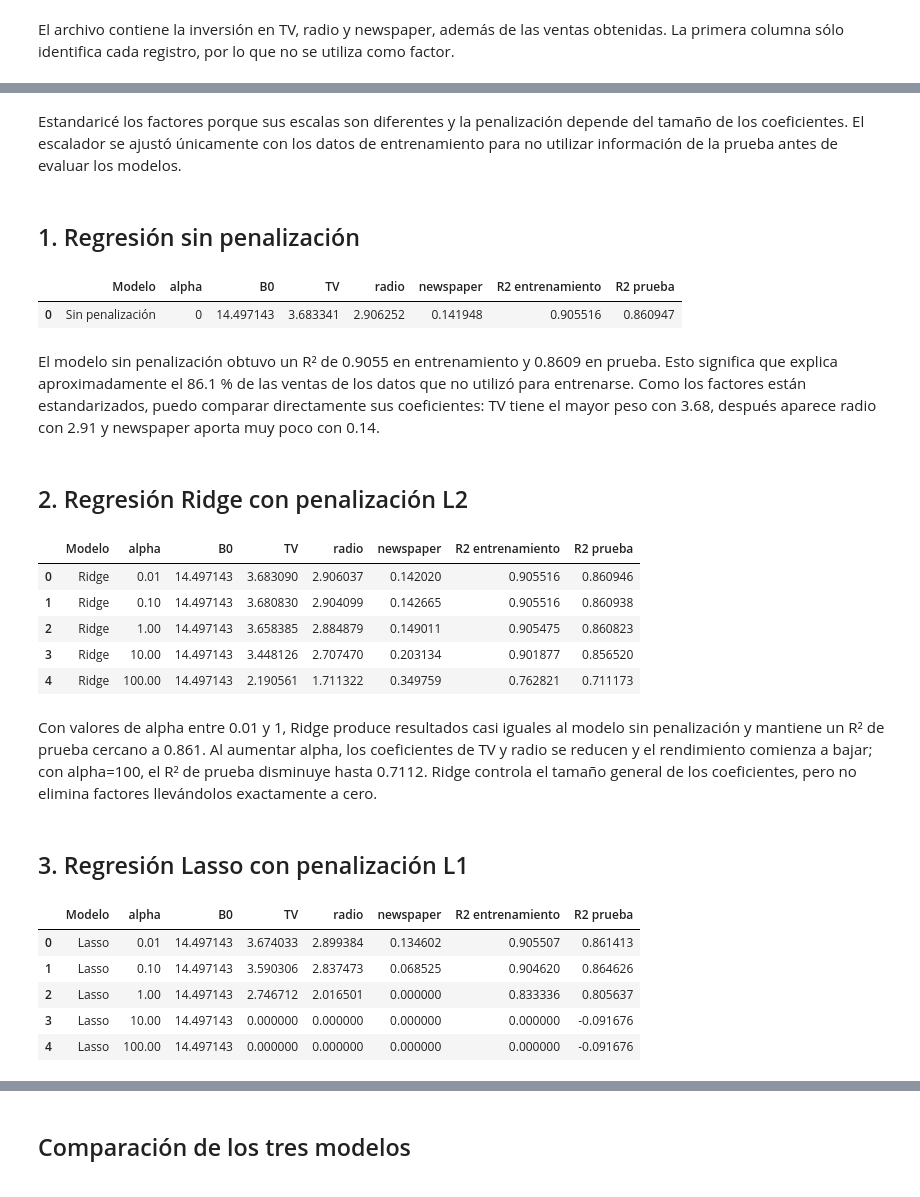
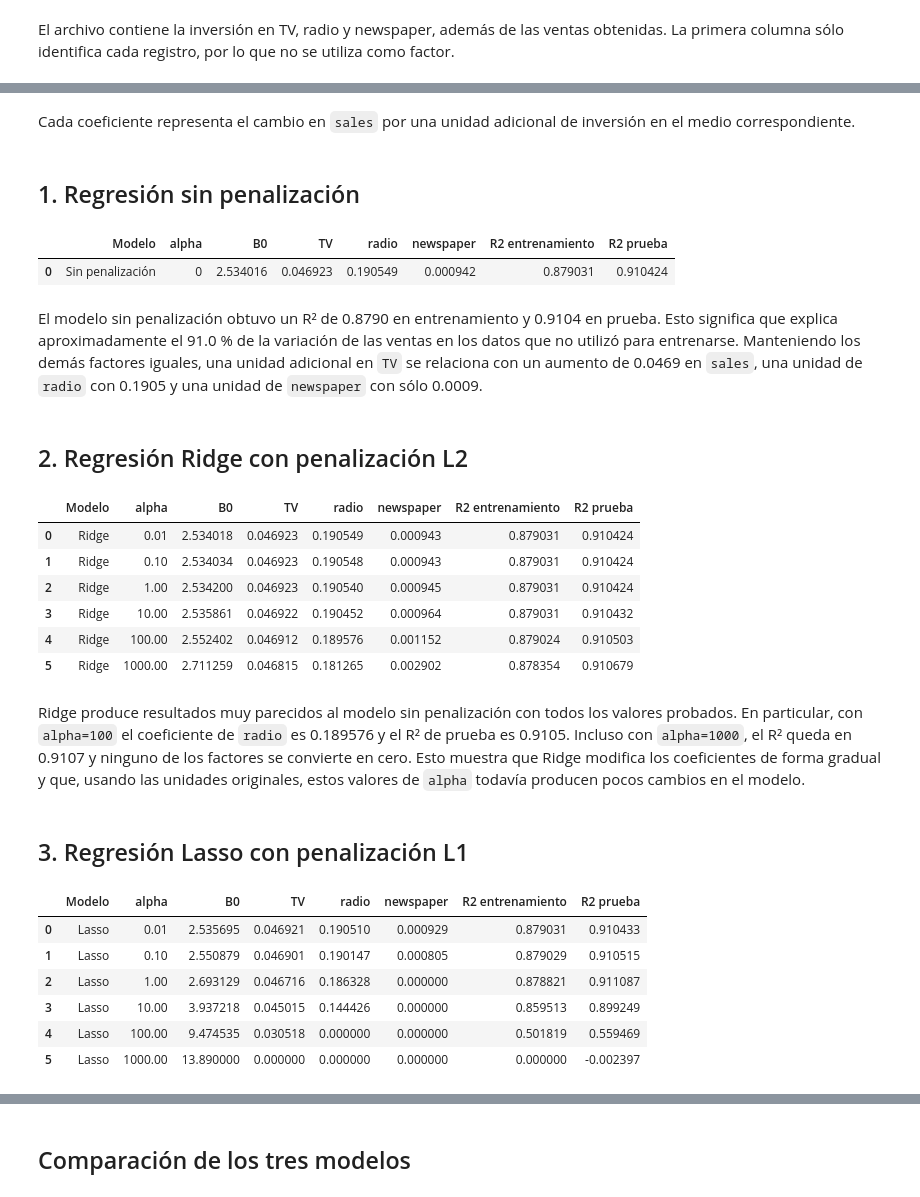
Before and after one commit to carlosnievess/LAB-DE-APRENDIZAJE-ESTAD-STICO, a Jupyter notebook: PRIMER PARCIAL/Lab - R4.ipynb, the cells around one changed output, grey strips where cells are left out. Cells and saved outputs as stored; diff of their text form; code cells hidden in the pictures.

Commit message:
Modificaciones de Lab - R4

```diff
--- a/PRIMER PARCIAL/Lab - R4.ipynb
+++ b/PRIMER PARCIAL/Lab - R4.ipynb
@@ -77,10 +76,10 @@ El archivo contiene la inversión en TV, radio y newspaper, además de las venta
 X = df[["TV", "radio", "newspaper"]]
 y = df["sales"]
 
-# Separación de 70 % para entrenamiento y 30 % para prueba
+# Separación de 50 % para entrenamiento y 50 % para prueba
 
 X_train, X_test, y_train, y_test = train_test_split(
-    X, y, test_size=0.30, random_state=42
+    X, y, test_size=0.50, random_state=15
 )
 
 print("Datos de entrenamiento:", X_train.shape[0])
@@ -93,8 +92,4 @@ Se utilizaron 140 observaciones para entrenar los modelos y 60 para probarlos. E
 # %%
-# Estandarizar los factores
+# Para esta actividad se conservan las unidades originales
 
-scaler = StandardScaler()
-scaler.fit(X_train)
-
-X_train_s = scaler.transform(X_train)
-X_test_s = scaler.transform(X_test)
+X_train.head()
@@ -101,12 +103,12 @@ X_test_s = scaler.transform(X_test)
 # %% [markdown]
-Estandaricé los factores porque sus escalas son diferentes y la penalización depende del tamaño de los coeficientes. El escalador se ajustó únicamente con los datos de entrenamiento para no utilizar información de la prueba antes de evaluar los modelos.
+Cada coeficiente representa el cambio en `sales` por una unidad adicional de inversión en el medio correspondiente.
 # %% [markdown]
 ## 1. Regresión sin penalización
 # %%
 # Modelo sin penalización
 
 lin = LinearRegression()
-lin.fit(X_train_s, y_train)
+lin.fit(X_train, y_train)
 
 sin = pd.DataFrame({
     "Modelo": ["Sin penalización"],
@@ -115,50 +117,51 @@ sin = pd.DataFrame({
     "TV": [lin.coef_[0]],
     "radio": [lin.coef_[1]],
     "newspaper": [lin.coef_[2]],
-    "R2 entrenamiento": [lin.score(X_train_s, y_train)],
-    "R2 prueba": [lin.score(X_test_s, y_test)]
+    "R2 entrenamiento": [lin.score(X_train, y_train)],
+    "R2 prueba": [lin.score(X_test, y_test)]
 })
 
 display(sin.round(6))
 # %% [output]
 |  | Modelo | alpha | B0 | TV | radio | newspaper | R2 entrenamiento | R2 prueba |
-| 0 | Sin penalización | 0 | 14.497143 | 3.683341 | 2.906252 | 0.141948 | 0.905516 | 0.860947 |
+| 0 | Sin penalización | 0 | 2.534016 | 0.046923 | 0.190549 | 0.000942 | 0.879031 | 0.910424 |
 # %% [markdown]
-El modelo sin penalización obtuvo un R² de 0.9055 en entrenamiento y 0.8609 en prueba. Esto significa que explica aproximadamente el 86.1 % de las ventas de los datos que no utilizó para entrenarse. Como los factores están estandarizados, puedo comparar directamente sus coeficientes: TV tiene el mayor peso con 3.68, después aparece radio con 2.91 y newspaper aporta muy poco con 0.14.
+El modelo sin penalización obtuvo un R² de 0.8790 en entrenamiento y 0.9104 en prueba. Esto significa que explica aproximadamente el 91.0 % de la variación de las ventas en los datos que no utilizó para entrenarse. Manteniendo los demás factores iguales, una unidad adicional en `TV` se relaciona con un aumento de 0.0469 en `sales`, una unidad de `radio` con 0.1905 y una unidad de `newspaper` con sólo 0.0009.
 # %% [markdown]
 ## 2. Regresión Ridge con penalización L2
 # %%
 # Probar Ridge con diferentes valores de alpha
 
-alphas = [0.01, 0.1, 1, 10, 100]
+alphas = [0.01, 0.1, 1, 10, 100, 1000]
 filas = []
 
 for a in alphas:
     ridge = Ridge(alpha=a)
-    ridge.fit(X_train_s, y_train)
+    ridge.fit(X_train, y_train)
 
     filas.append([
         "Ridge", a, ridge.intercept_,
         ridge.coef_[0], ridge.coef_[1], ridge.coef_[2],
-        ridge.score(X_train_s, y_train),
-        ridge.score(X_test_s, y_test)
+        ridge.score(X_train, y_train),
+        ridge.score(X_test, y_test)
     ])
 
 res_ridge = pd.DataFrame(filas, columns=[
     "Modelo", "alpha", "B0", "TV", "radio", "newspaper",
     "R2 entrenamiento", "R2 prueba"
 ])
 
 display(res_ridge.round(6))
 # %% [output]
 |  | Modelo | alpha | B0 | TV | radio | newspaper | R2 entrenamiento | R2 prueba |
-| 0 | Ridge | 0.01 | 14.497143 | 3.683090 | 2.906037 | 0.142020 | 0.905516 | 0.860946 |
-| 1 | Ridge | 0.10 | 14.497143 | 3.680830 | 2.904099 | 0.142665 | 0.905516 | 0.860938 |
-| 2 | Ridge | 1.00 | 14.497143 | 3.658385 | 2.884879 | 0.149011 | 0.905475 | 0.860823 |
-| 3 | Ridge | 10.00 | 14.497143 | 3.448126 | 2.707470 | 0.203134 | 0.901877 | 0.856520 |
-| 4 | Ridge | 100.00 | 14.497143 | 2.190561 | 1.711322 | 0.349759 | 0.762821 | 0.711173 |
+| 0 | Ridge | 0.01 | 2.534018 | 0.046923 | 0.190549 | 0.000943 | 0.879031 | 0.910424 |
+| 1 | Ridge | 0.10 | 2.534034 | 0.046923 | 0.190548 | 0.000943 | 0.879031 | 0.910424 |
+| 2 | Ridge | 1.00 | 2.534200 | 0.046923 | 0.190540 | 0.000945 | 0.879031 | 0.910424 |
+| 3 | Ridge | 10.00 | 2.535861 | 0.046922 | 0.190452 | 0.000964 | 0.879031 | 0.910432 |
+| 4 | Ridge | 100.00 | 2.552402 | 0.046912 | 0.189576 | 0.001152 | 0.879024 | 0.910503 |
+| 5 | Ridge | 1000.00 | 2.711259 | 0.046815 | 0.181265 | 0.002902 | 0.878354 | 0.910679 |
 # %% [markdown]
-Con valores de alpha entre 0.01 y 1, Ridge produce resultados casi iguales al modelo sin penalización y mantiene un R² de prueba cercano a 0.861. Al aumentar alpha, los coeficientes de TV y radio se reducen y el rendimiento comienza a bajar; con alpha=100, el R² de prueba disminuye hasta 0.7112. Ridge controla el tamaño general de los coeficientes, pero no elimina factores llevándolos exactamente a cero.
+Ridge produce resultados muy parecidos al modelo sin penalización con todos los valores probados. En particular, con `alpha=100` el coeficiente de `radio` es 0.189576 y el R² de prueba es 0.9105. Incluso con `alpha=1000`, el R² queda en 0.9107 y ninguno de los factores se convierte en cero. Esto muestra que Ridge modifica los coeficientes de forma gradual y que, usando las unidades originales, estos valores de `alpha` todavía producen pocos cambios en el modelo.
 # %% [markdown]
 ## 3. Regresión Lasso con penalización L1
 # %%
@@ -168,13 +171,13 @@ filas = []
 
 for a in alphas:
     lasso = Lasso(alpha=a, max_iter=10000)
-    lasso.fit(X_train_s, y_train)
+    lasso.fit(X_train, y_train)
 
     filas.append([
         "Lasso", a, lasso.intercept_,
         lasso.coef_[0], lasso.coef_[1], lasso.coef_[2],
-        lasso.score(X_train_s, y_train),
-        lasso.score(X_test_s, y_test)
+        lasso.score(X_train, y_train),
+        lasso.score(X_test, y_test)
     ])
 
 res_lasso = pd.DataFrame(filas, columns=[
@@ -185,9 +188,10 @@ res_lasso = pd.DataFrame(filas, columns=[
 display(res_lasso.round(6))
 # %% [output]
 |  | Modelo | alpha | B0 | TV | radio | newspaper | R2 entrenamiento | R2 prueba |
-| 0 | Lasso | 0.01 | 14.497143 | 3.674033 | 2.899384 | 0.134602 | 0.905507 | 0.861413 |
-| 1 | Lasso | 0.10 | 14.497143 | 3.590306 | 2.837473 | 0.068525 | 0.904620 | 0.864626 |
-| 2 | Lasso | 1.00 | 14.497143 | 2.746712 | 2.016501 | 0.000000 | 0.833336 | 0.805637 |
-| 3 | Lasso | 10.00 | 14.497143 | 0.000000 | 0.000000 | 0.000000 | 0.000000 | -0.091676 |
-| 4 | Lasso | 100.00 | 14.497143 | 0.000000 | 0.000000 | 0.000000 | 0.000000 | -0.091676 |
+| 0 | Lasso | 0.01 | 2.535695 | 0.046921 | 0.190510 | 0.000929 | 0.879031 | 0.910433 |
+| 1 | Lasso | 0.10 | 2.550879 | 0.046901 | 0.190147 | 0.000805 | 0.879029 | 0.910515 |
+| 2 | Lasso | 1.00 | 2.693129 | 0.046716 | 0.186328 | 0.000000 | 0.878821 | 0.911087 |
+| 3 | Lasso | 10.00 | 3.937218 | 0.045015 | 0.144426 | 0.000000 | 0.859513 | 0.899249 |
+| 4 | Lasso | 100.00 | 9.474535 | 0.030518 | 0.000000 | 0.000000 | 0.501819 | 0.559469 |
+| 5 | Lasso | 1000.00 | 13.890000 | 0.000000 | 0.000000 | 0.000000 | 0.000000 | -0.002397 |
 # %% [markdown]
```
Also changed, not shown: parts of 7 cells of this notebook.
